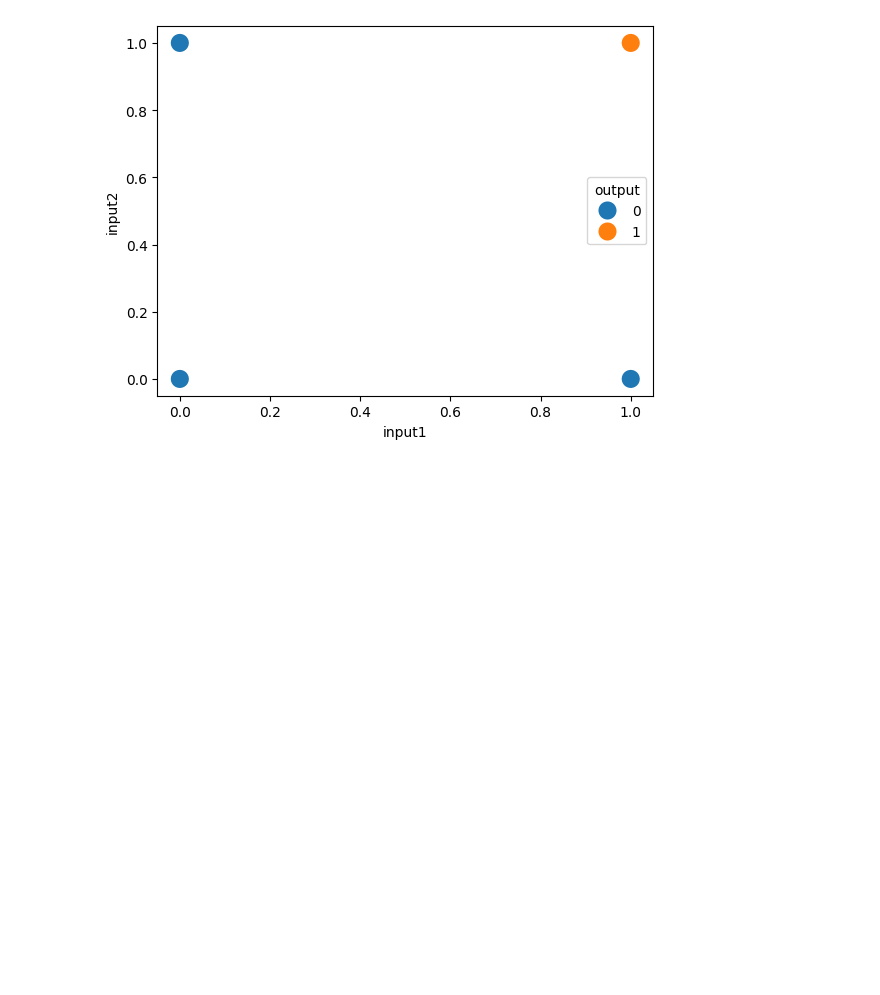
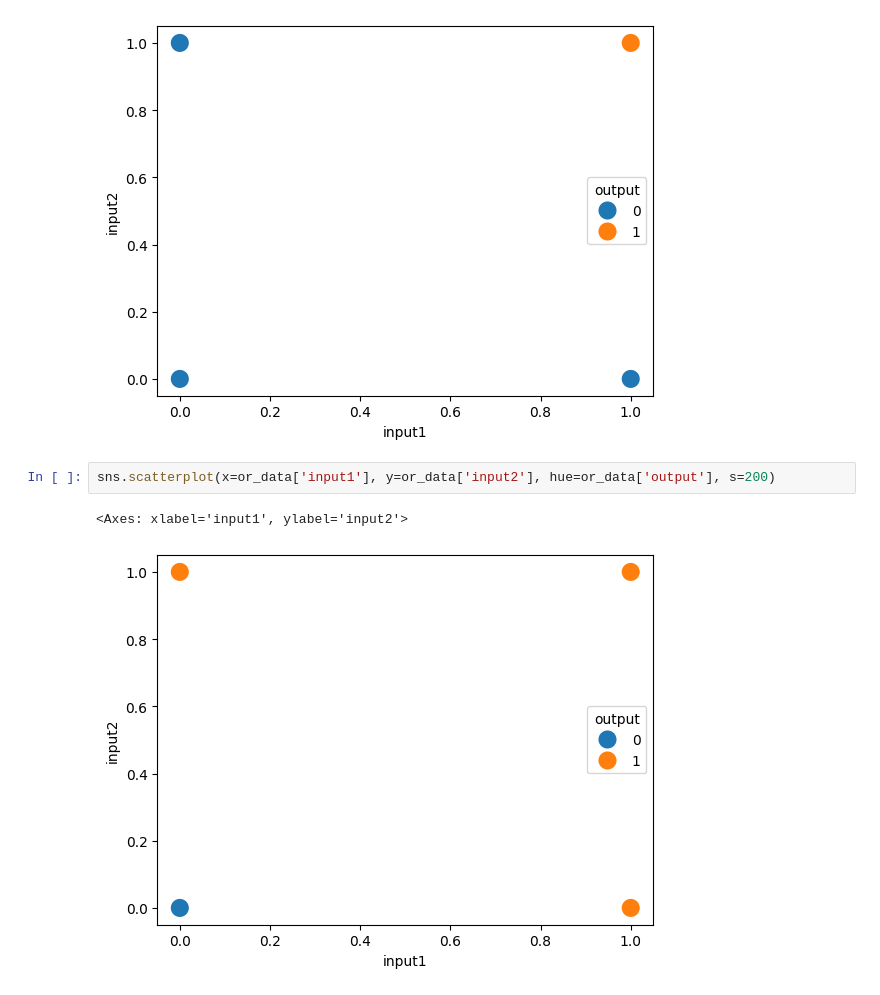
Before and after one commit to Ravravan/DL, a Jupyter notebook: perceptron.ipynb, the cells around one changed output. Drawn from its saved outputs; the diff is of its cells as text; blank space fills up the shorter version.

```diff
--- a/perceptron.ipynb
+++ b/perceptron.ipynb
@@ -157,3 +157,8 @@ sns.scatterplot(x=and_data['input1'], y=and_data['input2'], hue=and_data['output
 # %% [output]
 <Axes: xlabel='input1', ylabel='input2'>
 [figure]
+# %%
+sns.scatterplot(x=or_data['input1'], y=or_data['input2'], hue=or_data['output'], s=200)
+# %% [output]
+<Axes: xlabel='input1', ylabel='input2'>
+[figure, added]
```
Also changed, not shown: parts of 1 cell of this notebook.
